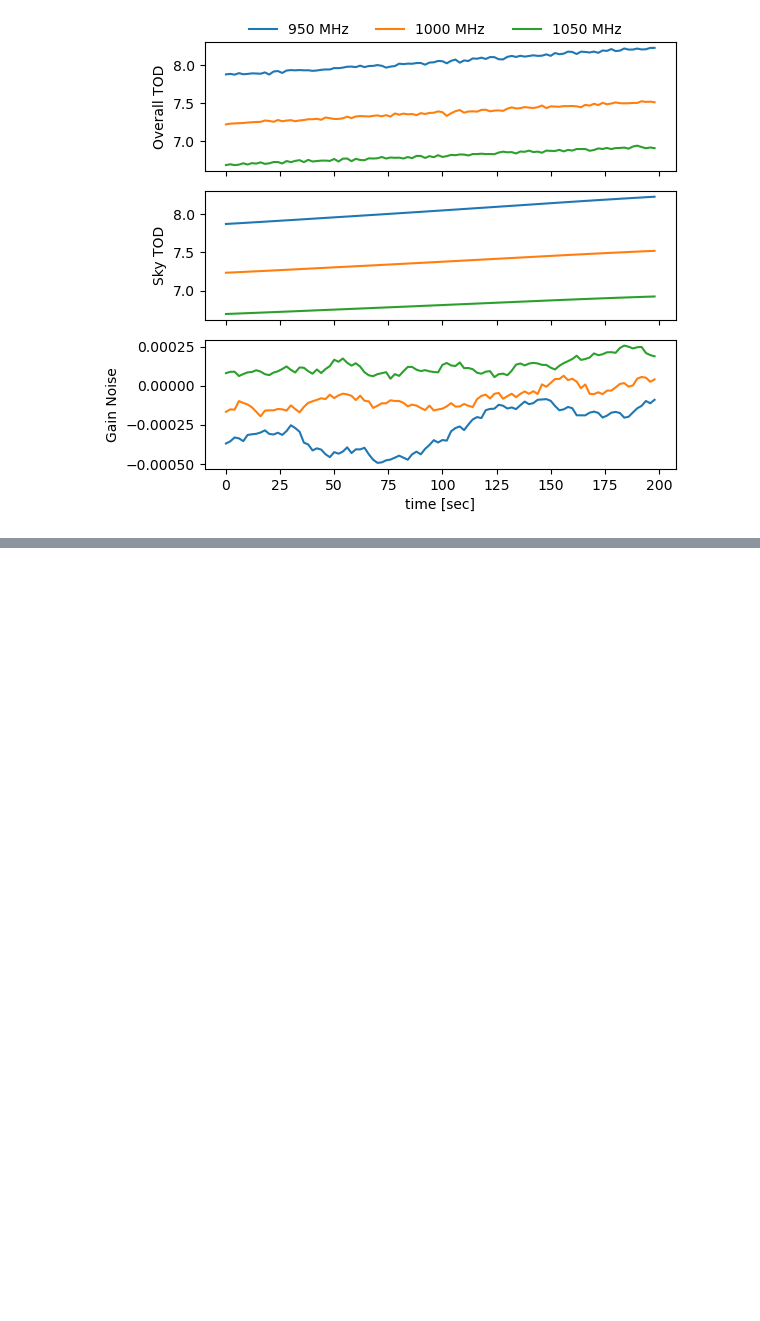
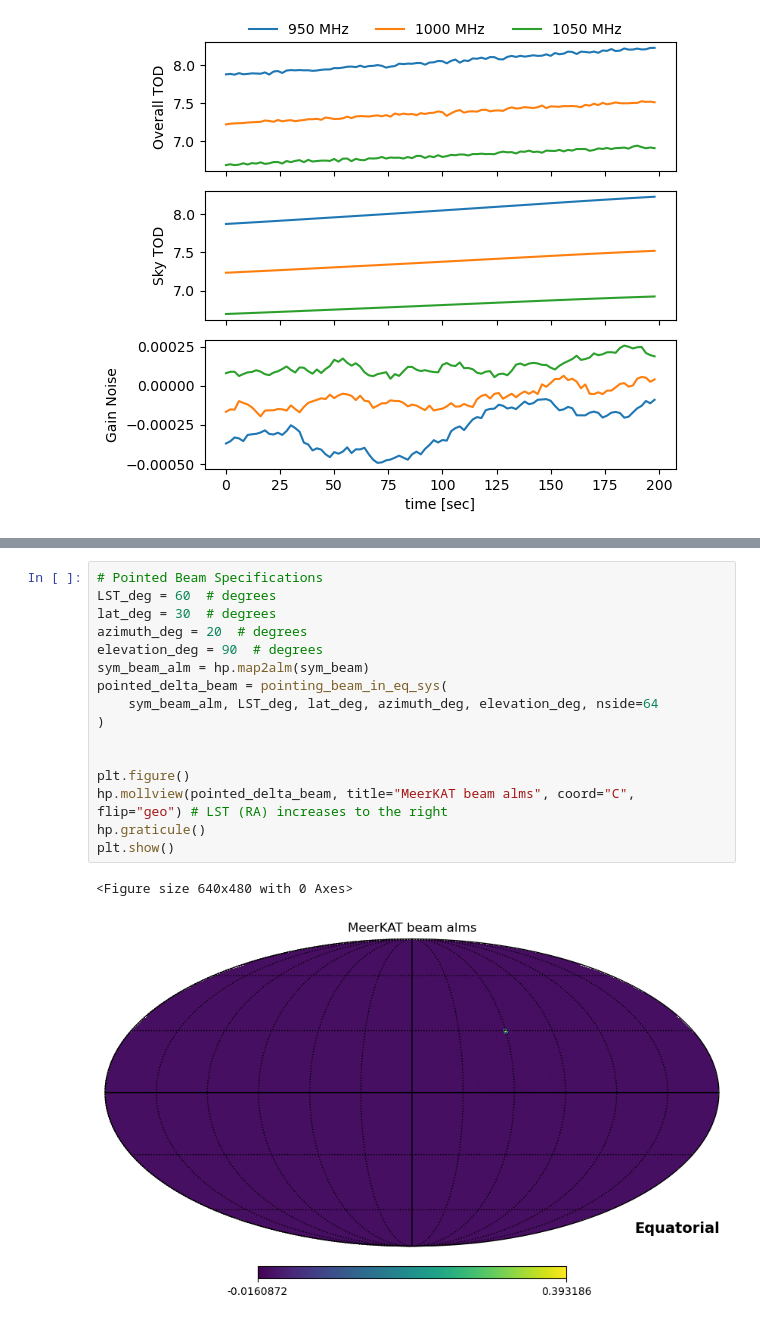
Before and after one commit to zzhang0123/limTOD, a Jupyter notebook: examples/TODsim_examples.ipynb, the cells around one changed output, grey strips where cells are left out. Cells and saved outputs as stored; diff of their text form; blank space fills up the shorter version.

```diff
--- a/examples/TODsim_examples.ipynb
+++ b/examples/TODsim_examples.ipynb
@@ -302,0 +314,19 @@ Generated TOD shape: (3, 100)
+# %%
+# Pointed Beam Specifications
+LST_deg = 60  # degrees
+lat_deg = 30  # degrees
+azimuth_deg = 20  # degrees
+elevation_deg = 90  # degrees
+sym_beam_alm = hp.map2alm(sym_beam)
+pointed_delta_beam = pointing_beam_in_eq_sys(
+    sym_beam_alm, LST_deg, lat_deg, azimuth_deg, elevation_deg, nside=64
+)
+
+
+plt.figure()
+hp.mollview(pointed_delta_beam, title="MeerKAT beam alms", coord="C", flip="geo") # LST (RA) increases to the right
+hp.graticule()
+plt.show()
+# %% [output]
+<Figure size 640x480 with 0 Axes>
+[figure, added]
```
Also changed, not shown: parts of 11 cells of this notebook, 3 other files.
